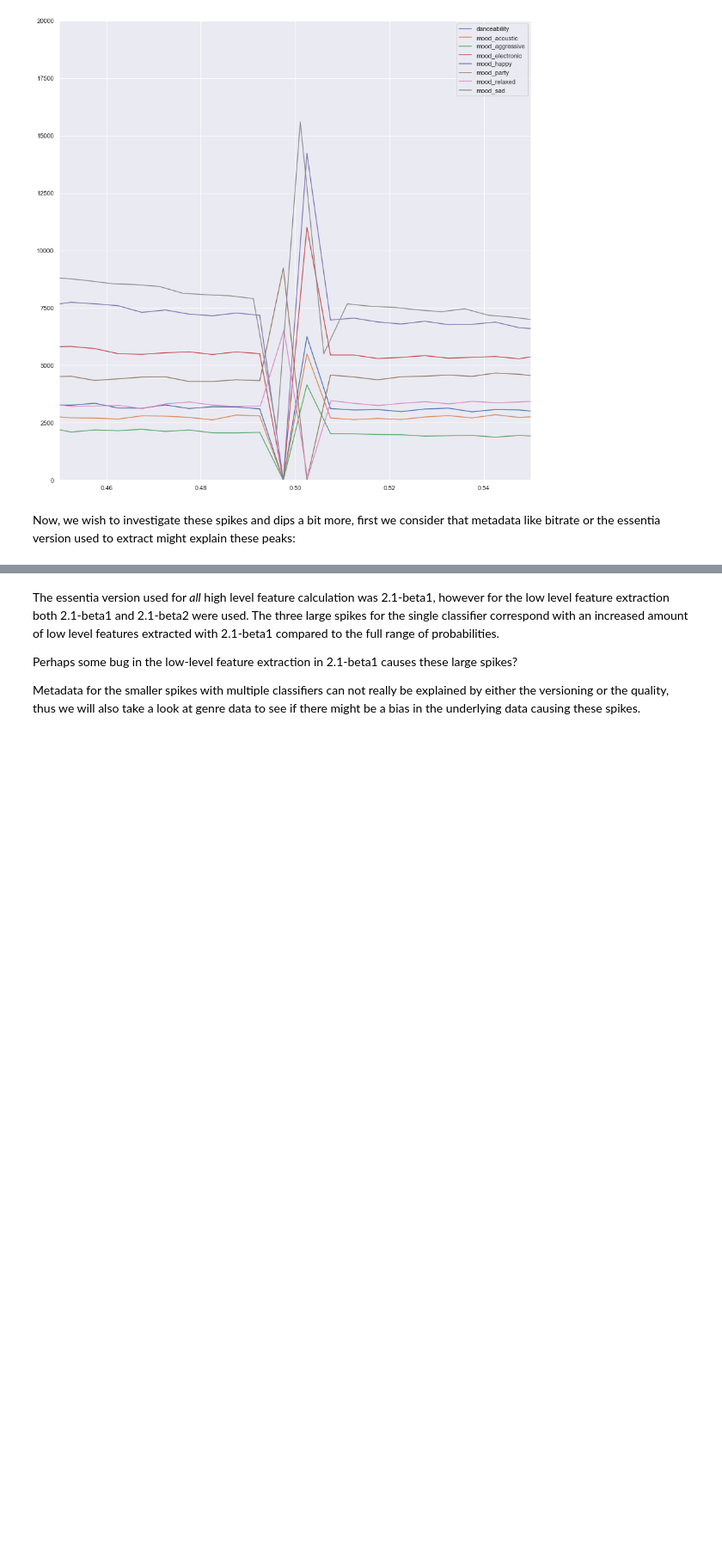
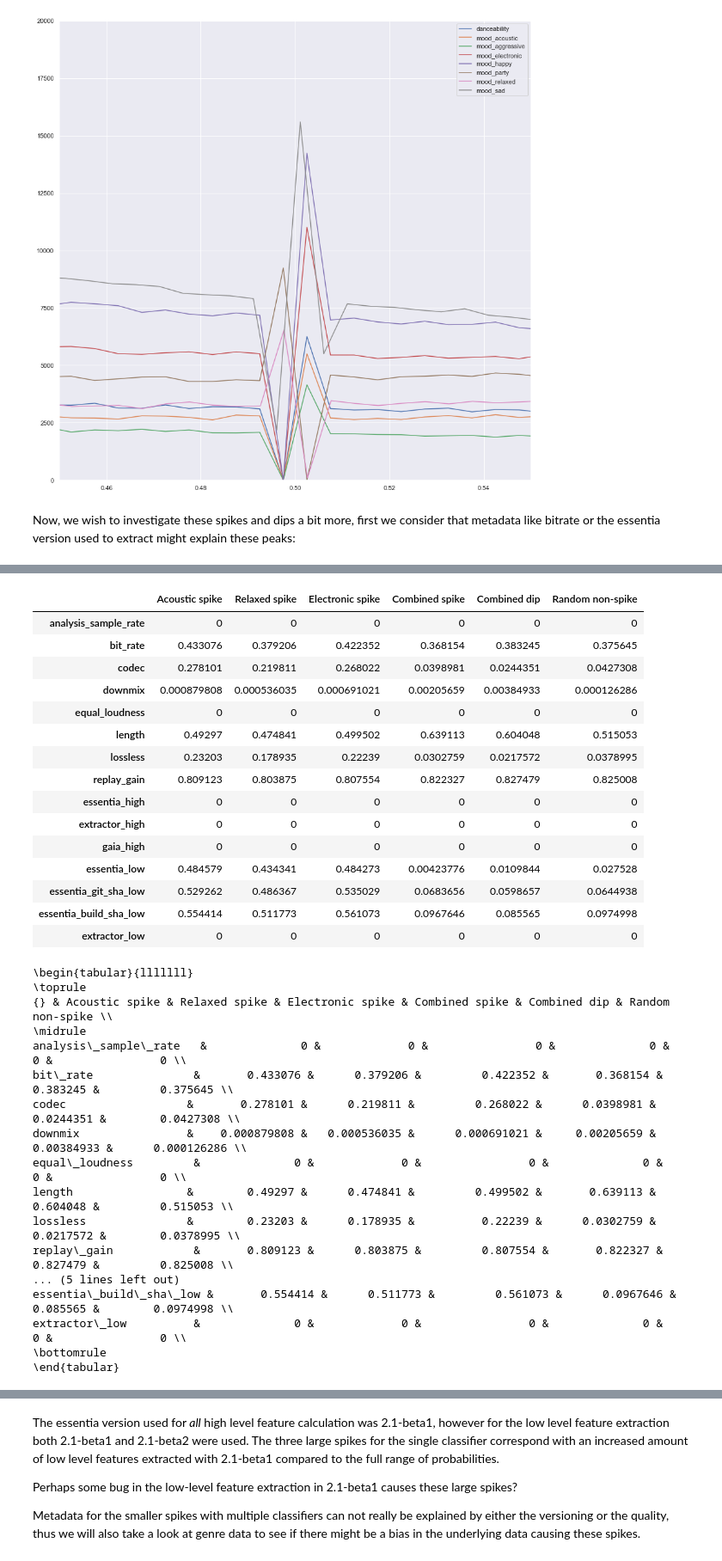
Before and after one commit to chrismostert/Thesis, a Jupyter notebook: acousticbrainz_stability_anomalies.ipynb, the cells around one changed output, grey strips where cells are left out. Shown: that part at 86% size. Cells and saved outputs as stored; diff of their text form; code cells hidden in the pictures; blank space fills up the shorter version.

```diff
--- a/acousticbrainz_stability_anomalies.ipynb
+++ b/acousticbrainz_stability_anomalies.ipynb
@@ -279,0 +347,50 @@ Shannon distance: 0.02752801743861689
+# %%
+def highlight_max(s):
+    '''
+    highlight the maximum in a Series yellow.
+    '''
+    is_max = s == s.max()
+    return ['background-color: yellow' if v else '' for v in is_max]
+
+display(res.style.apply(highlight_max))
+print(res.to_latex())
+
+for col in filtnames[0:-1]:
+    res[col] = abs(res[col] - res['Random non-spike'])
+
+display(res.style.apply(highlight_max))
+print(res.to_latex())
+# %% [output]
+|  | Acoustic spike | Relaxed spike | Electronic spike | Combined spike | Combined dip | Random non-spike |
+| analysis_sample_rate | 0 | 0 | 0 | 0 | 0 | 0 |
+| bit_rate | 0.433076 | 0.379206 | 0.422352 | 0.368154 | 0.383245 | 0.375645 |
+| codec | 0.278101 | 0.219811 | 0.268022 | 0.0398981 | 0.0244351 | 0.0427308 |
+| downmix | 0.000879808 | 0.000536035 | 0.000691021 | 0.00205659 | 0.00384933 | 0.000126286 |
+| equal_loudness | 0 | 0 | 0 | 0 | 0 | 0 |
+| length | 0.49297 | 0.474841 | 0.499502 | 0.639113 | 0.604048 | 0.515053 |
+| lossless | 0.23203 | 0.178935 | 0.22239 | 0.0302759 | 0.0217572 | 0.0378995 |
+| replay_gain | 0.809123 | 0.803875 | 0.807554 | 0.822327 | 0.827479 | 0.825008 |
+| essentia_high | 0 | 0 | 0 | 0 | 0 | 0 |
+| extractor_high | 0 | 0 | 0 | 0 | 0 | 0 |
+| gaia_high | 0 | 0 | 0 | 0 | 0 | 0 |
+| essentia_low | 0.484579 | 0.434341 | 0.484273 | 0.00423776 | 0.0109844 | 0.027528 |
+| essentia_git_sha_low | 0.529262 | 0.486367 | 0.535029 | 0.0683656 | 0.0598657 | 0.0644938 |
+| essentia_build_sha_low | 0.554414 | 0.511773 | 0.561073 | 0.0967646 | 0.085565 | 0.0974998 |
+| extractor_low | 0 | 0 | 0 | 0 | 0 | 0 |
+\begin{tabular}{lllllll}
+\toprule
+{} & Acoustic spike & Relaxed spike & Electronic spike & Combined spike & Combined dip & Random non-spike \\
+\midrule
+analysis\_sample\_rate   &              0 &             0 &                0 &              0 &            0 &                0 \\
+bit\_rate               &       0.433076 &      0.379206 &         0.422352 &       0.368154 &     0.383245 &         0.375645 \\
+codec                  &       0.278101 &      0.219811 &         0.268022 &      0.0398981 &    0.0244351 &        0.0427308 \\
+downmix                &    0.000879808 &   0.000536035 &      0.000691021 &     0.00205659 &   0.00384933 &      0.000126286 \\
+equal\_loudness         &              0 &             0 &                0 &              0 &            0 &                0 \\
+length                 &        0.49297 &      0.474841 &         0.499502 &       0.639113 &     0.604048 &         0.515053 \\
+lossless               &        0.23203 &      0.178935 &          0.22239 &      0.0302759 &    0.0217572 &        0.0378995 \\
+replay\_gain            &       0.809123 &      0.803875 &         0.807554 &       0.822327 &     0.827479 &         0.825008 \\
+... (5 lines left out)
+essentia\_build\_sha\_low &       0.554414 &      0.511773 &         0.561073 &      0.0967646 &     0.085565 &        0.0974998 \\
+extractor\_low          &              0 &             0 &                0 &              0 &            0 &                0 \\
+\bottomrule
+\end{tabular}
```
Also changed, not shown: parts of 10 cells of this notebook, 2 other files.
